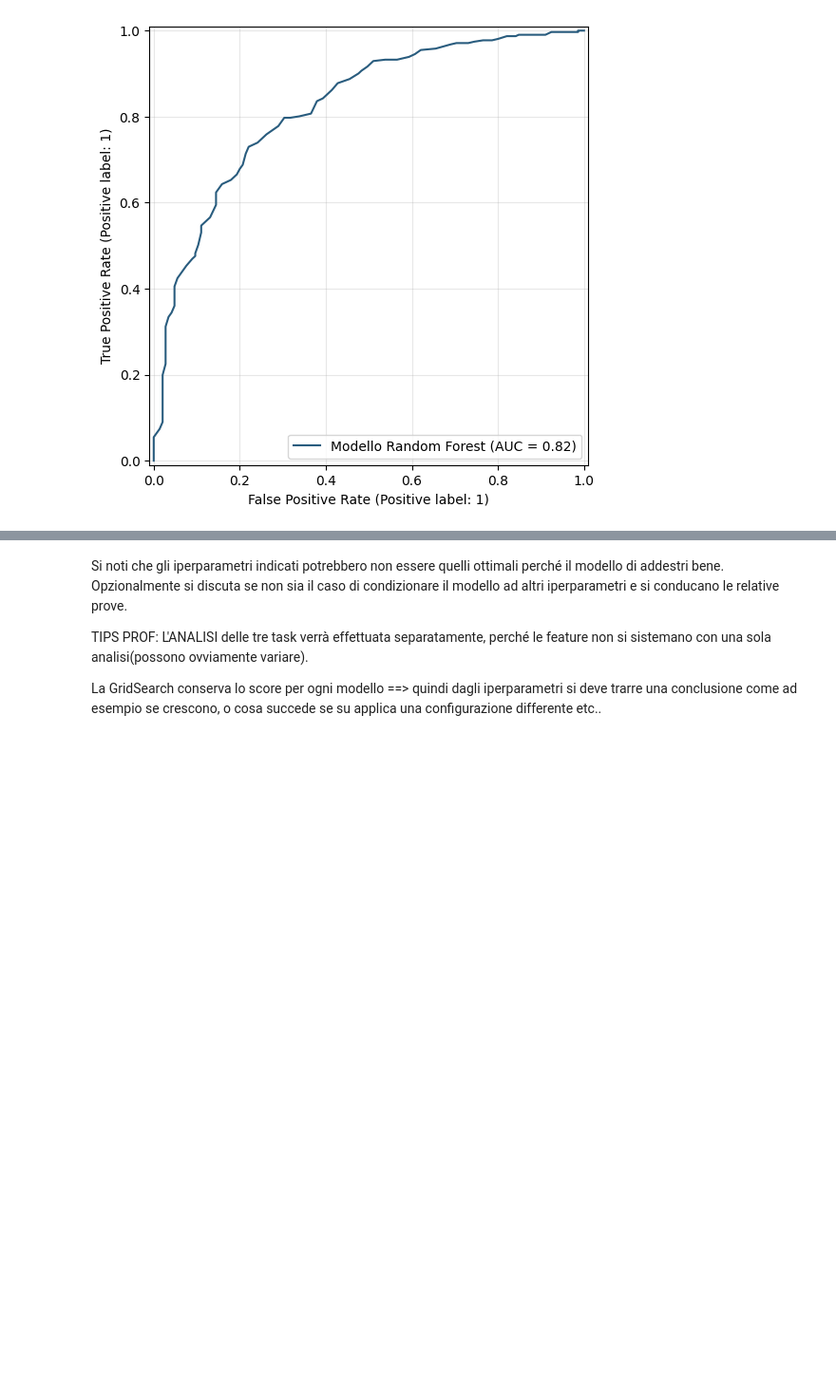
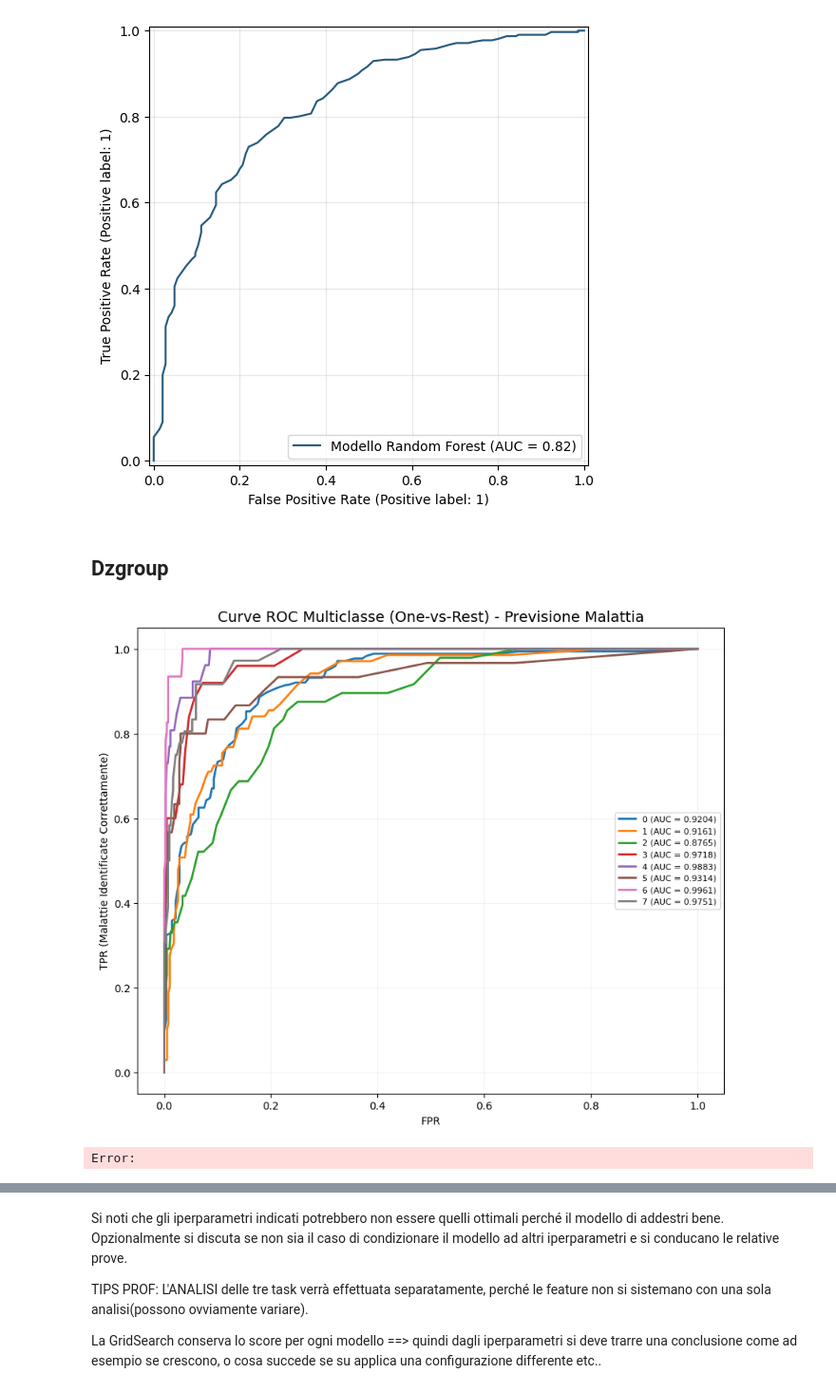
Before and after one commit to Reversiano/BigData2, a Jupyter notebook: Condiviso/Seif/Es5/Es5.ipynb, the cells around one changed output, grey strips where cells are left out. Shown at 95% size. Drawn from its saved outputs; the diff is of its cells as text; code cells hidden in the pictures; blank space fills up the shorter version.

```diff
--- a/Condiviso/Seif/Es5/Es5.ipynb
+++ b/Condiviso/Seif/Es5/Es5.ipynb
@@ -69,0 +75,8 @@ Test set 5%: 456
+# %%
+# APS
+X_train, X_test, y_train, y_test = train_test_split(X3,
+                                                    y3,
+                                                    test_size=0.05,
+                                                    random_state=42,)
+print(f"Training set 95%: {X_train.shape[0]}")
+print(f"Test set 5%: {X_test.shape[0]}")
@@ -241,7 +292,7 @@ adls    adlsc     0.880830
 sps     aps       0.795820
 sps    surv2m    0.758055
 '''
-colonne_da_buttare = ['sps', 'adlsc', 'prg6m', 'surv2m']
+colonne_da_buttare = ['aps', 'adlsc', 'prg2m', 'surv2m']
 
 X_train = X_train.drop(columns=colonne_da_buttare, errors='ignore')
 X_test = X_test.drop(columns=colonne_da_buttare, errors='ignore')
@@ -360,5 +528,46 @@ RocCurveDisplay.from_estimator(
 plt.grid(True, alpha = 0.3 )
 # %% [output]
 [figure]
+# %% [markdown]
+## Dzgroup
 # %%
 # DZGROUP
+import matplotlib.pyplot as plt
+from sklearn.metrics import roc_curve, auc
+from sklearn.preprocessing import label_binarize
+#  Cosa significa in parole povere? La Curva ROC "pura" funziona solo quando le risposte sono due (Sì/No, Vivo/Morto).
+#  Visto che qui abbiamo tante malattie diverse, il metodo One-vs-Rest scompone il problema e fa finta che sia binario, calcolando una curva per ogni singola malattia. ==> usiamo label_binarize che trasforma la colonna di malattie in tante colonne 0/1
+
+#Codifica y_test
+y_test_encoded = label_encoder.transform(y_test)
+#Probabilità
+y_prob_multi = best_rf_multi.predict_proba(X_test)
+
+# Estraggo la lista delle malattie che il modello ha imparato a riconoscere
+classi = best_rf_multi.classes_
+
+# Affinché la roc funzioni, bisogna binarizzare le etichette del test
+y_multiclasses = label_binarize(y_test_encoded, classes = classi)
+n_classi = y_multiclasses.shape[1]
+
+# Grafico
+fig, ax = plt.subplots(figsize=(10, 8))
+
+# Creiamo un for che scorra tutte le classi in cui calcoliamo la ROC per ogni singola classe
+for i in range(n_classi):
+    fpr, tpr, _ = roc_curve(y_multiclasses[:, i], y_prob_multi[:, i])
+    roc_auc = auc(fpr, tpr)
+    nome_malattia = classi[i]
+    ax.plot(fpr, tpr, lw = 2, label = f"{nome_malattia} (AUC = {roc_auc:.4f})")
+
+# 6. Dettagli estetici
+plt.title("Curve ROC Multiclasse (One-vs-Rest) - Previsione Malattia", fontsize=14)
+plt.xlabel("FPR")
+plt.ylabel("TPR (Malattie Identificate Correttamente)")
+plt.legend(loc="center right", fontsize=8)
+plt.grid(True, alpha=0.15)
+
+plt.show()
+# %% [output]
+[figure, added]
+Error:
```
Also changed, not shown: parts of 35 cells of this notebook.
